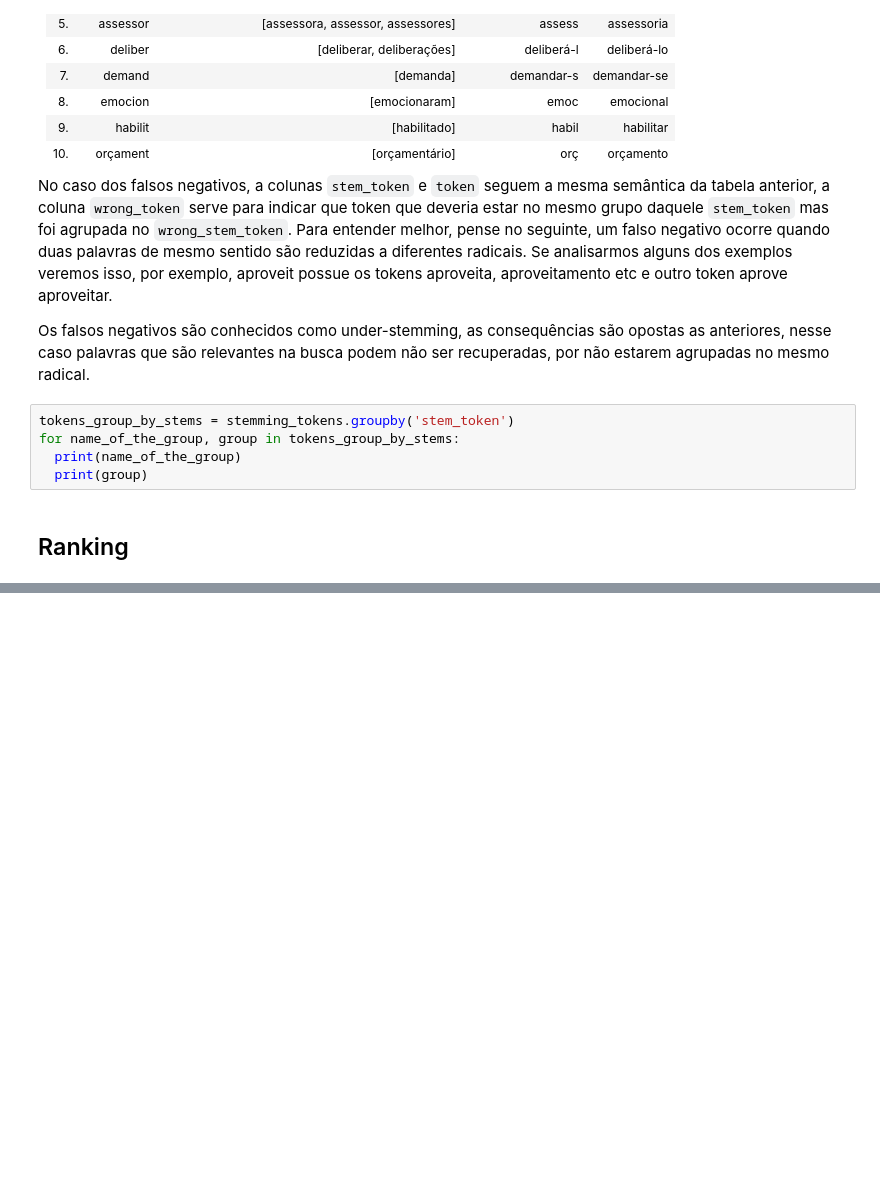
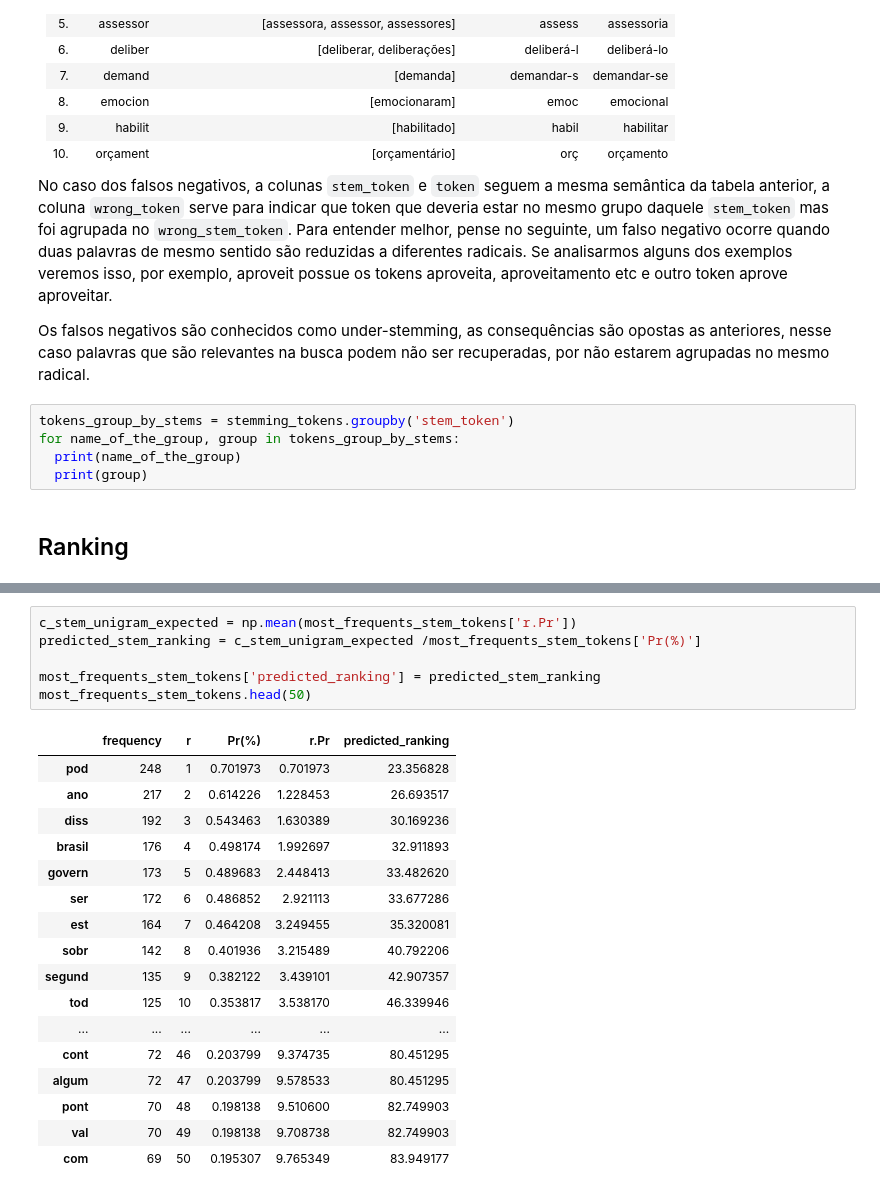
Before and after one commit to fanny/information-retrieval, a Jupyter notebook: lab3/tokenizing.ipynb, the cells around one changed output, grey strips where cells are left out. Cells and saved outputs as stored; diff of their text form; blank space fills up the shorter version.

```diff
--- a/lab3/tokenizing.ipynb
+++ b/lab3/tokenizing.ipynb
@@ -438,3 +430,27 @@ most_frequent_words.head(50)
+# %%
+c_stem_unigram_expected = np.mean(most_frequents_stem_tokens['r.Pr'])
+predicted_stem_ranking = c_stem_unigram_expected /most_frequents_stem_tokens['Pr(%)']
+
+most_frequents_stem_tokens['predicted_ranking'] = predicted_stem_ranking
+most_frequents_stem_tokens.head(50)
+# %% [output]
+|  | frequency | r | Pr(%) | r.Pr | predicted_ranking |
+| pod | 248 | 1 | 0.701973 | 0.701973 | 23.356828 |
+| ano | 217 | 2 | 0.614226 | 1.228453 | 26.693517 |
+| diss | 192 | 3 | 0.543463 | 1.630389 | 30.169236 |
+| brasil | 176 | 4 | 0.498174 | 1.992697 | 32.911893 |
+| govern | 173 | 5 | 0.489683 | 2.448413 | 33.482620 |
+| ser | 172 | 6 | 0.486852 | 2.921113 | 33.677286 |
+| est | 164 | 7 | 0.464208 | 3.249455 | 35.320081 |
+| sobr | 142 | 8 | 0.401936 | 3.215489 | 40.792206 |
+| segund | 135 | 9 | 0.382122 | 3.439101 | 42.907357 |
+| tod | 125 | 10 | 0.353817 | 3.538170 | 46.339946 |
+| ... | ... | ... | ... | ... | ... |
+| cont | 72 | 46 | 0.203799 | 9.374735 | 80.451295 |
+| algum | 72 | 47 | 0.203799 | 9.578533 | 80.451295 |
+| pont | 70 | 48 | 0.198138 | 9.510600 | 82.749903 |
+| val | 70 | 49 | 0.198138 | 9.708738 | 82.749903 |
+| com | 69 | 50 | 0.195307 | 9.765349 | 83.949177 |
 # %%
 f, ax = plt.subplots(figsize=(8,8))
 ax.set(xscale="log", yscale="log")
```
Also changed, not shown: parts of 6 cells of this notebook.
